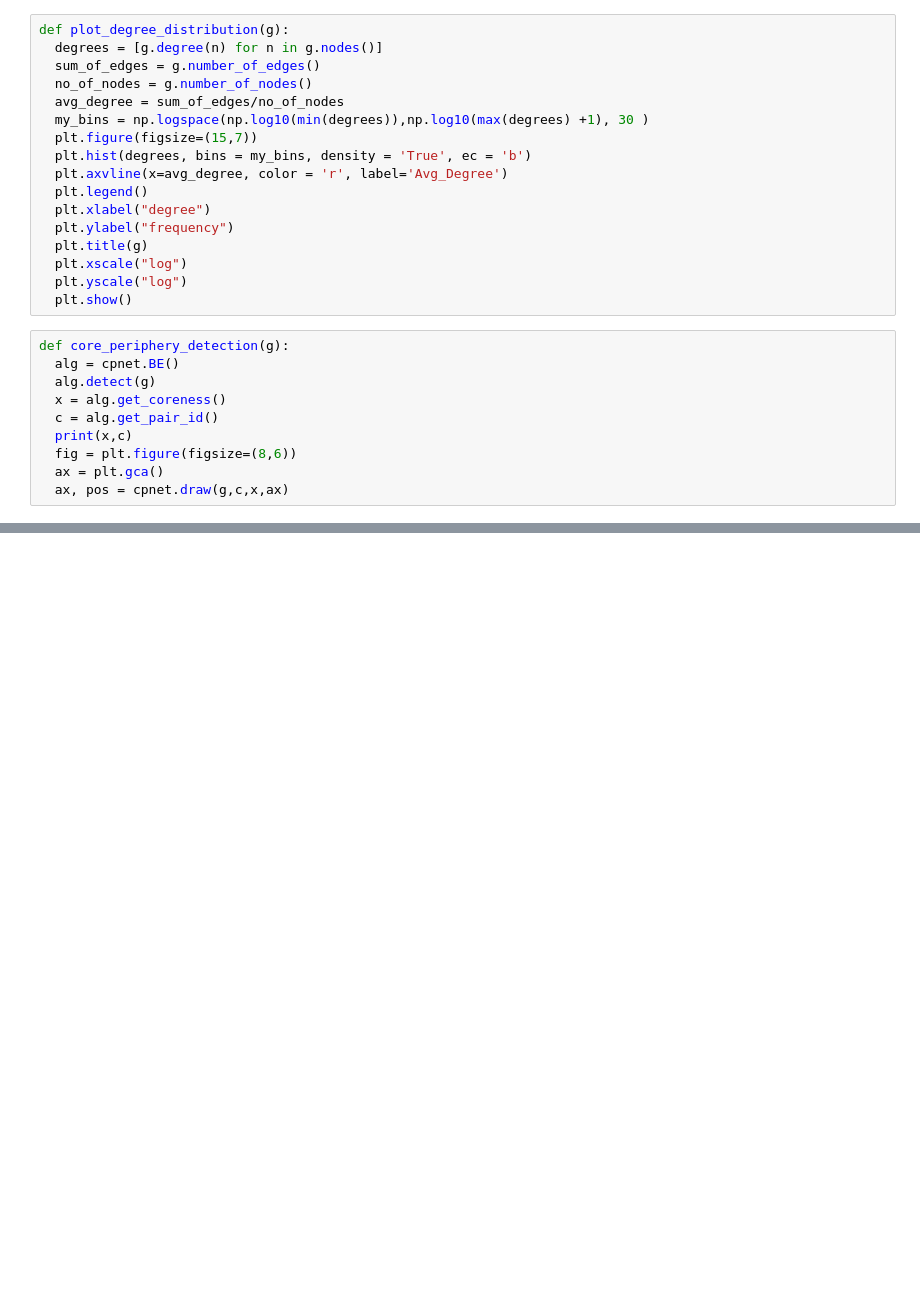
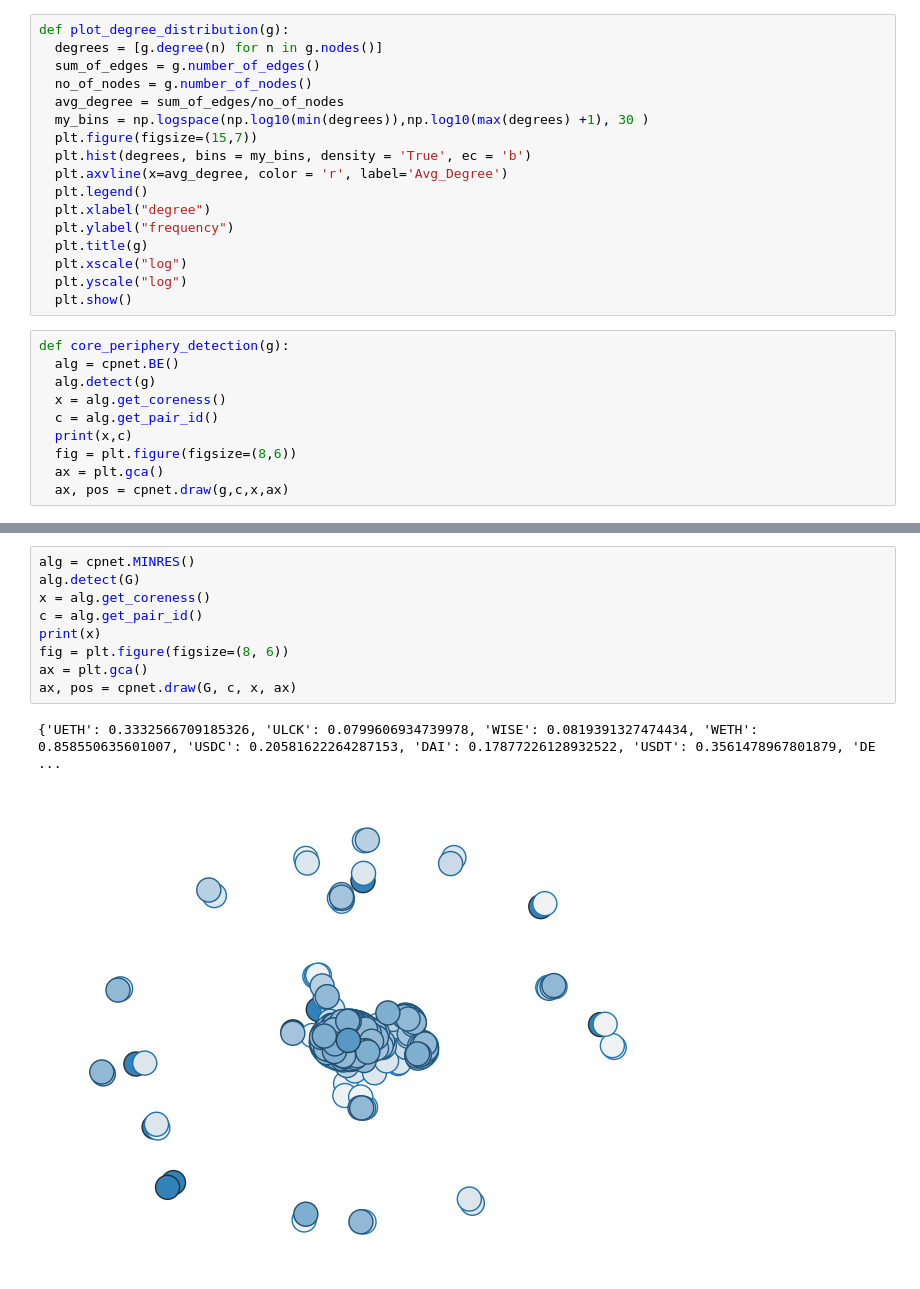
Before and after one commit to tanmaychimurkar/ns_final_project, a Jupyter notebook: properties.ipynb, the cells around one changed output, grey strips where cells are left out. Drawn from its saved outputs; the diff is of its cells as text; blank space fills up the shorter version.

```diff
--- a/properties.ipynb
+++ b/properties.ipynb
@@ -88,0 +89,12 @@ core_periphery_detection(G)
+# %%
+alg = cpnet.MINRES()
+alg.detect(G)
+x = alg.get_coreness()
+c = alg.get_pair_id()
+print(x)
+fig = plt.figure(figsize=(8, 6))
+ax = plt.gca()
+ax, pos = cpnet.draw(G, c, x, ax)
+# %% [output]
+{'UETH': 0.3332566709185326, 'ULCK': 0.0799606934739978, 'WISE': 0.0819391327474434, 'WETH': 0.858550635601007, 'USDC': 0.20581622264287153, 'DAI': 0.17877226128932522, 'USDT': 0.3561478967801879, 'DE ...
+[figure, added]
```
Also changed, not shown: parts of 4 cells of this notebook.
